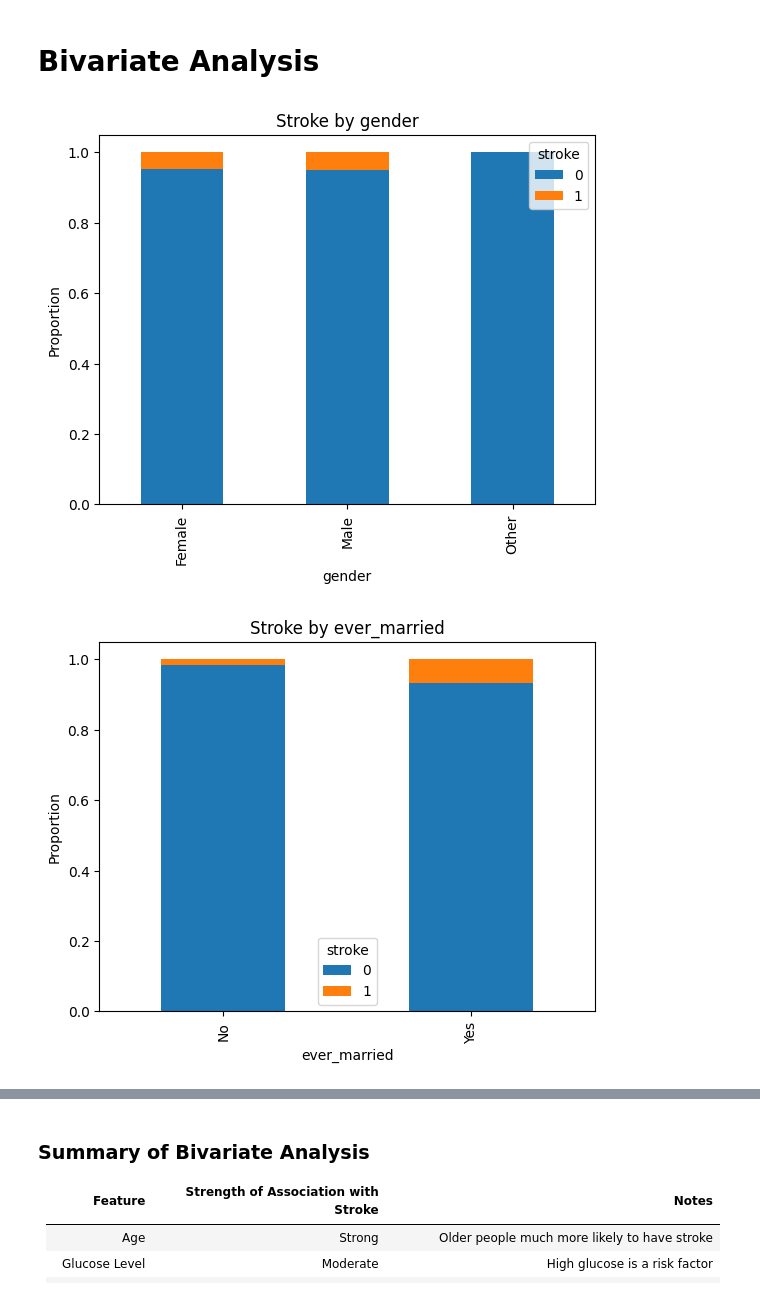
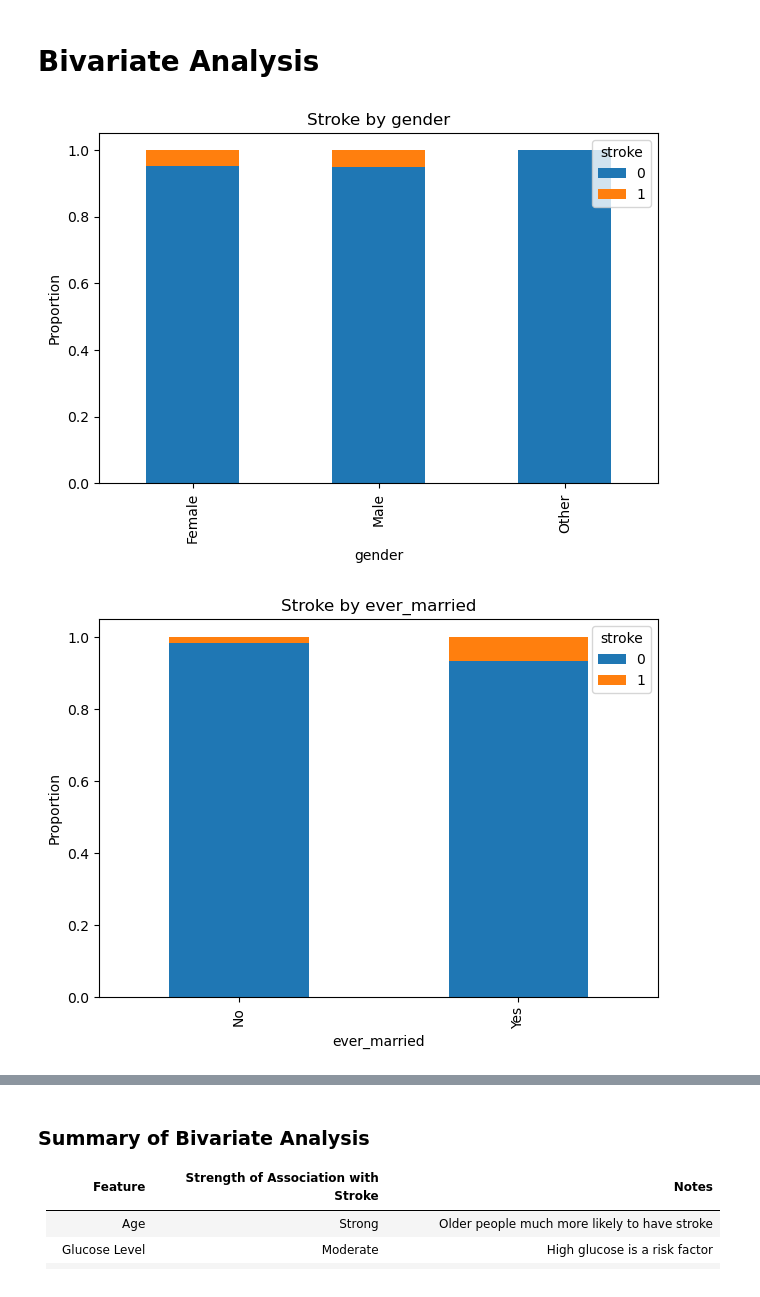
Before and after one commit to Team-6-AAI-501/strokeprediction, a Jupyter notebook: jupyternotebook/aai501StrokePrediction.ipynb, the cells around one changed output, grey strips where cells are left out. Cells and saved outputs as stored; diff of their text form; code cells hidden in the pictures.

```diff
--- a/jupyternotebook/aai501StrokePrediction.ipynb
+++ b/jupyternotebook/aai501StrokePrediction.ipynb
@@ -129,5 +130,7 @@ numerical_features = ['age', 'avg_glucose_level', 'bmi']
 for col in numerical_features:
     sns.boxplot(x=df[col])
     plt.title(f'Boxplot of {col}')
+    plt.savefig(f'boxplot_{col}.png')
+    plt.tight_layout()
     plt.show()
 # %% [output]
@@ -172,5 +187,7 @@ for col in categorical_cols:
     sns.countplot(x=col, data=df)
     plt.title(f'{col} distribution')
     plt.xticks(rotation=45)
+    plt.savefig(f'countplot_{col}.png')
+    plt.tight_layout()
     plt.show()
 # %% [output]
@@ -186,9 +203,11 @@ Categorical countplots like gender, smoking_status, work_type show: most patient
 # %%
 for col in categorical_cols:
     pd.crosstab(df[col], df['stroke'], normalize='index').plot(kind='bar', stacked=True)
     plt.title(f'Stroke by {col}')
     plt.ylabel('Proportion')
+    plt.savefig(f'stroke_by_{col}.png')
+    plt.tight_layout()
     plt.show()
 # %% [output]
-[figure, old version]
+[figure, new version]
-[figure, old version]
+[figure, new version]
```
Also changed, not shown: parts of 12 cells of this notebook, 19 other files.
